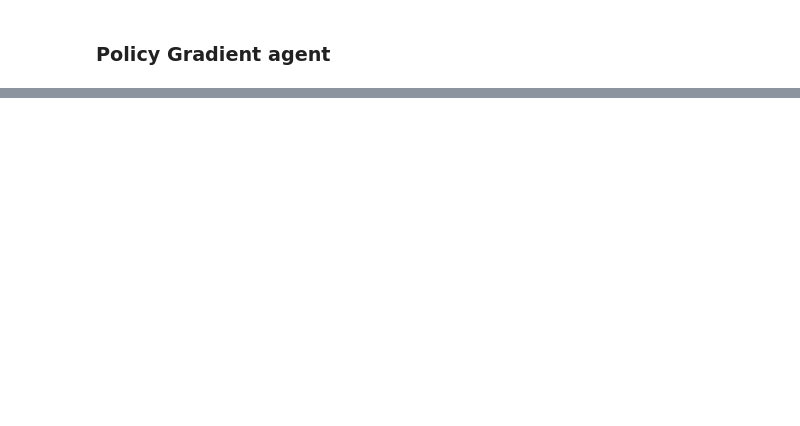
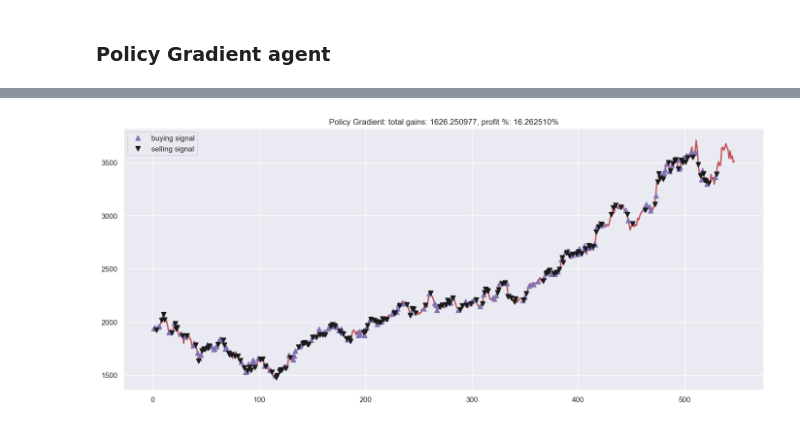
Before and after one commit to Uchit-2428/Algorithmic-Trading-using-Deep-Learning-and-Reinforcement-Learning, a Jupyter notebook: Reinforcement Learning Techniques/Policy_Gradient.ipynb, the cells around one changed output, grey strips where cells are left out. Drawn from its saved outputs; the diff is of its cells as text; code cells hidden in the pictures; blank space fills up the shorter version.

```diff
--- a/Reinforcement Learning Techniques/Policy_Gradient.ipynb
+++ b/Reinforcement Learning Techniques/Policy_Gradient.ipynb
@@ -213,5 +162,5 @@ agent = Agent(state_size = window_size,
              window_size = window_size,
              trend = close,
              skip = skip)
-agent.train(iterations = 600, checkpoint = 30, initial_money = initial_money)
+agent.train(iterations = 500, checkpoint = 25, initial_money = initial_money)
 # %% [output]
@@ -261,35 +206,0 @@ day 515, sell 1 unit at price 3398.000000, investment -4.785924 %, total balance
-# %%
-import matplotlib.pyplot as plt
-import matplotlib.dates as mdates
-import pandas as pd
-
-# Load the dataset
-df = pd.read_csv('/content/LT.csv')
-
-# Extract date and close price
-date = pd.to_datetime(df['Date'])
-close = df['Close']
-
-# Get the index of the first closing value
-first_closing_index = close.first_valid_index()
-
-# Extract the date and close price starting from the first closing value
-date = date[first_closing_index:]
-close = close[first_closing_index:]
-plt.figure(figsize=(12, 6))
-plt.plot(date, close, color='r', lw=2.)
-
-# Plot markers for buying and selling signals
-plt.plot(date[states_buy], close[states_buy], '^', markersize=3, color='m', label='buying signal')
-plt.plot(date[states_sell], close[states_sell], 'v', markersize=3, color='k', label='selling signal')
-
-plt.title('Total gains: %.2f, profit %%: %.2f%%' % (total_gains, invest))
-
-# Set the locator for x-axis ticks to show dates every three months
-plt.gca().xaxis.set_major_locator(mdates.MonthLocator(interval=3))
-
-plt.xlabel('Date')
-plt.ylabel('Stock Price')
-plt.xticks(rotation=45)
-plt.legend()
-plt.show()
@@ -419,0 +207,10 @@ Annualized Return: 462.89%
+# %%
+fig = plt.figure(figsize = (17,7))
+plt.plot(close, color='r', lw=2.)
+plt.plot(close, '^', markersize=7, color='m', label = 'buying signal', markevery = states_buy)
+plt.plot(close, 'v', markersize=7, color='k', label = 'selling signal', markevery = states_sell)
+plt.title('Policy Gradient: total gains: %f, profit %%: %f%%'%(total_gains, invest))
+plt.legend()
+plt.show()
+# %% [output]
+[figure, added]
```
Also changed, not shown: parts of 12 cells of this notebook.
